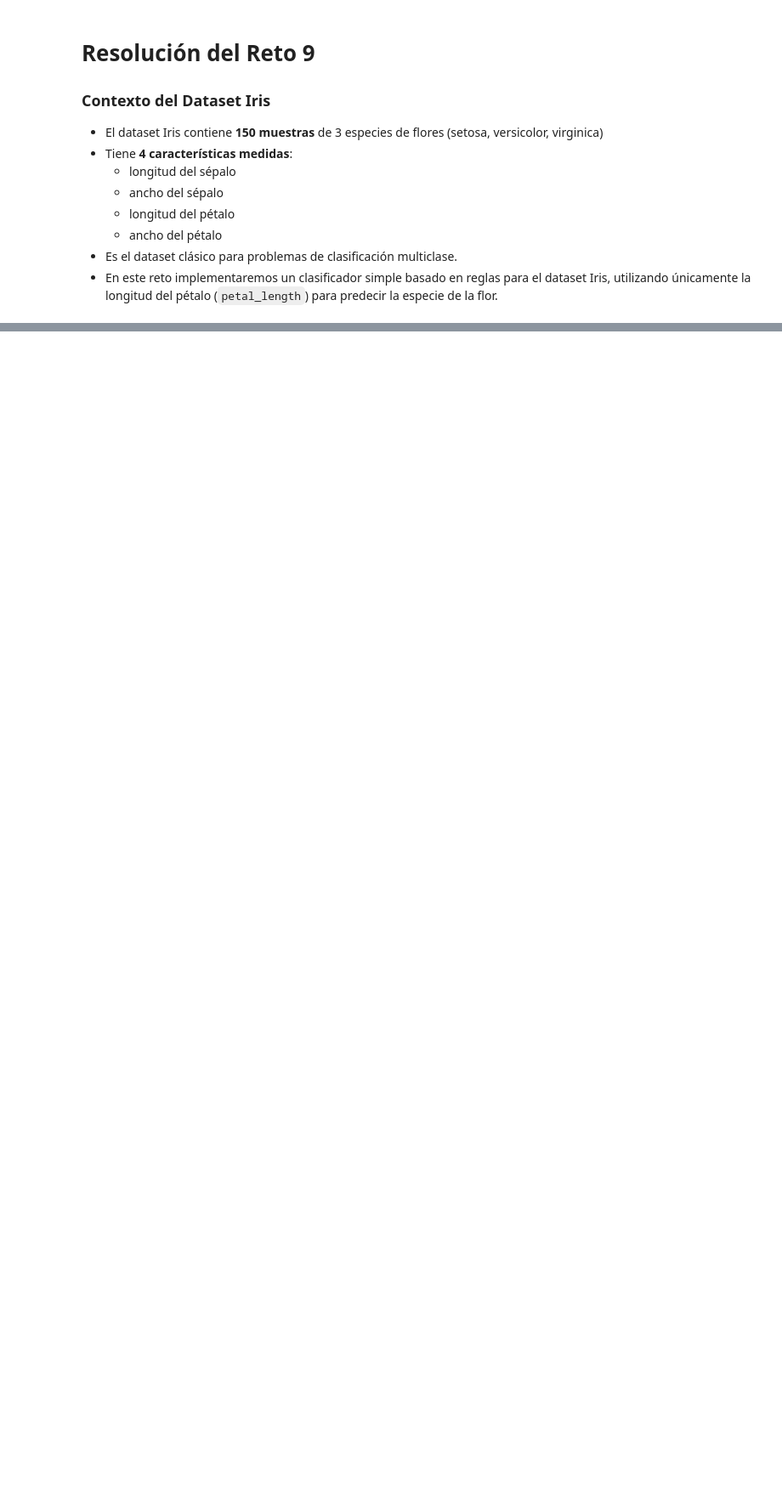
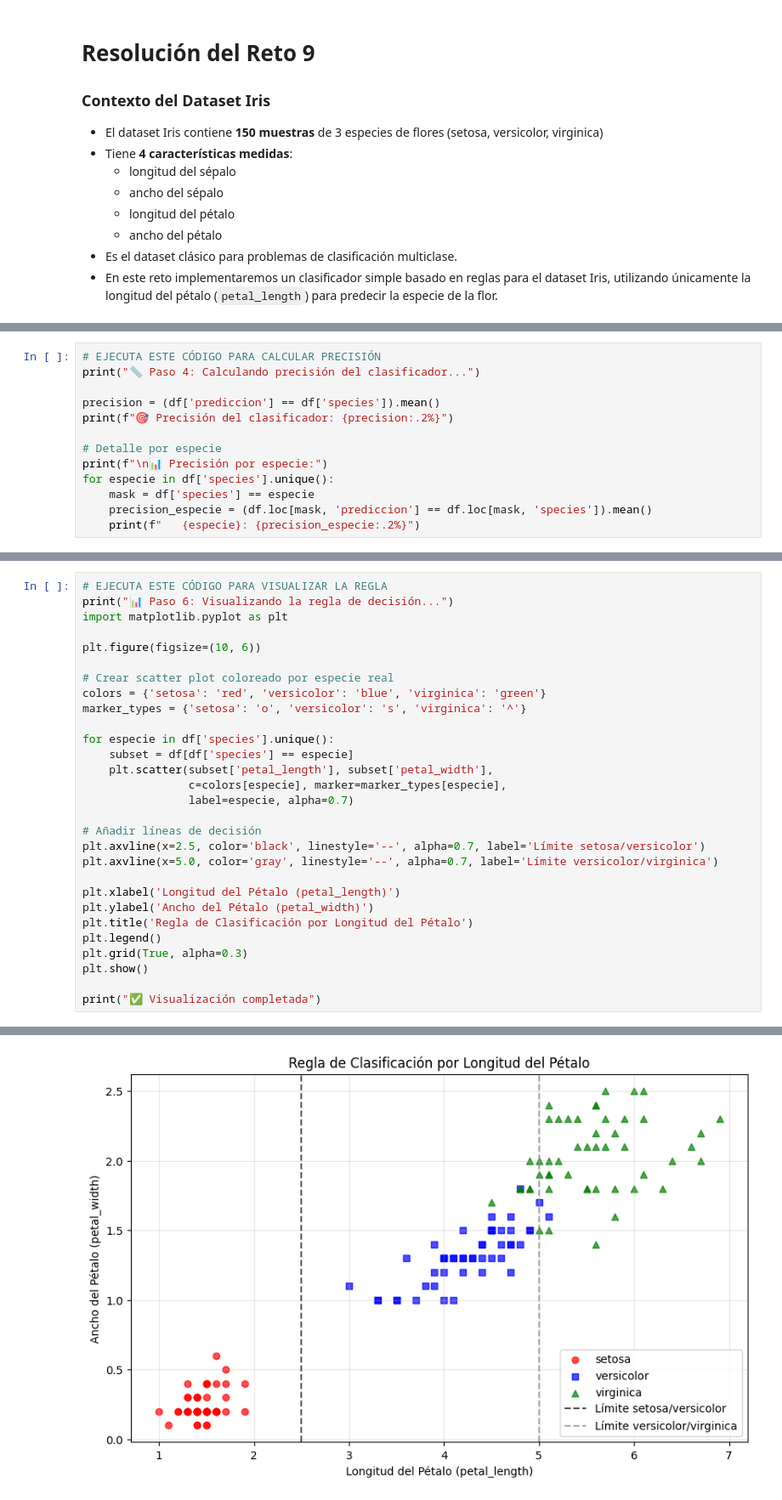
Before and after one commit to financieras/big_data, a Jupyter notebook: retos/reto_009.ipynb, the cells around one changed output, grey strips where cells are left out. Shown at 85% size. Drawn from its saved outputs; the diff is of its cells as text; blank space fills up the shorter version.

```diff
--- a/retos/reto_009.ipynb
+++ b/retos/reto_009.ipynb
@@ -224,0 +113,13 @@ precision_general = (df['prediccion'] == df['species']).mean()
+# %%
+# EJECUTA ESTE CÓDIGO PARA CALCULAR PRECISIÓN
+print("📏 Paso 4: Calculando precisión del clasificador...")
+
+precision = (df['prediccion'] == df['species']).mean()
+print(f"🎯 Precisión del clasificador: {precision:.2%}")
+
+# Detalle por especie
+print(f"\n📊 Precisión por especie:")
+for especie in df['species'].unique():
+    mask = df['species'] == especie
+    precision_especie = (df.loc[mask, 'prediccion'] == df.loc[mask, 'species']).mean()
+    print(f"   {especie}: {precision_especie:.2%}")
@@ -224,0 +171,30 @@ precision_general = (df['prediccion'] == df['species']).mean()
+# %%
+# EJECUTA ESTE CÓDIGO PARA VISUALIZAR LA REGLA
+print("📊 Paso 6: Visualizando la regla de decisión...")
+import matplotlib.pyplot as plt
+
+plt.figure(figsize=(10, 6))
+
+# Crear scatter plot coloreado por especie real
+colors = {'setosa': 'red', 'versicolor': 'blue', 'virginica': 'green'}
+marker_types = {'setosa': 'o', 'versicolor': 's', 'virginica': '^'}
+
+for especie in df['species'].unique():
+    subset = df[df['species'] == especie]
+    plt.scatter(subset['petal_length'], subset['petal_width'],
+                c=colors[especie], marker=marker_types[especie],
+                label=especie, alpha=0.7)
+
+# Añadir líneas de decisión
+plt.axvline(x=2.5, color='black', linestyle='--', alpha=0.7, label='Límite setosa/versicolor')
+plt.axvline(x=5.0, color='gray', linestyle='--', alpha=0.7, label='Límite versicolor/virginica')
+
+plt.xlabel('Longitud del Pétalo (petal_length)')
+plt.ylabel('Ancho del Pétalo (petal_width)')
+plt.title('Regla de Clasificación por Longitud del Pétalo')
+plt.legend()
+plt.grid(True, alpha=0.3)
+plt.show()
+
+print("✅ Visualización completada")
+# %% [output]
@@ -224,0 +202 @@ precision_general = (df['prediccion'] == df['species']).mean()
+[figure, added]
```
Also changed, not shown: parts of 35 cells of this notebook.
